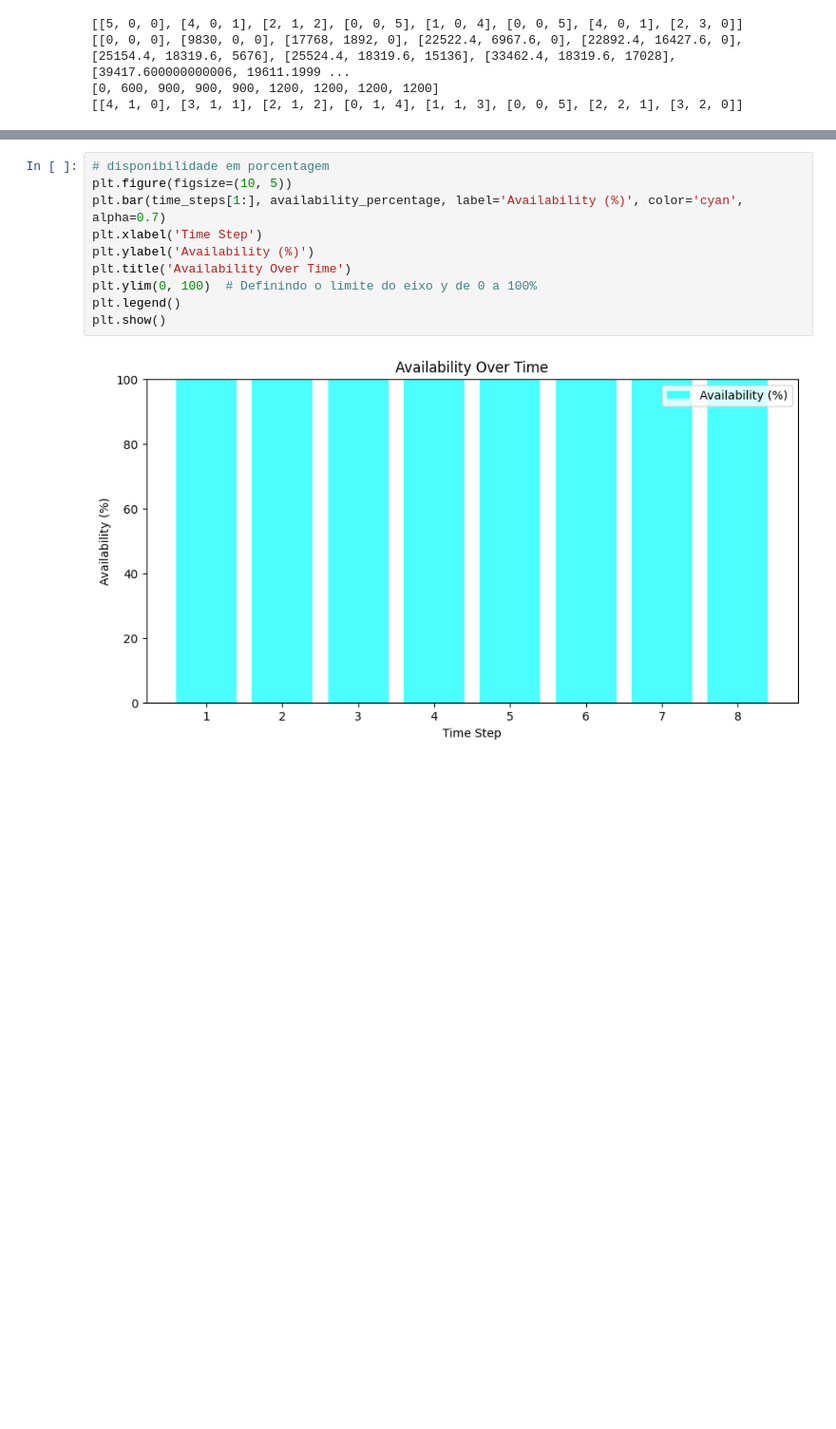
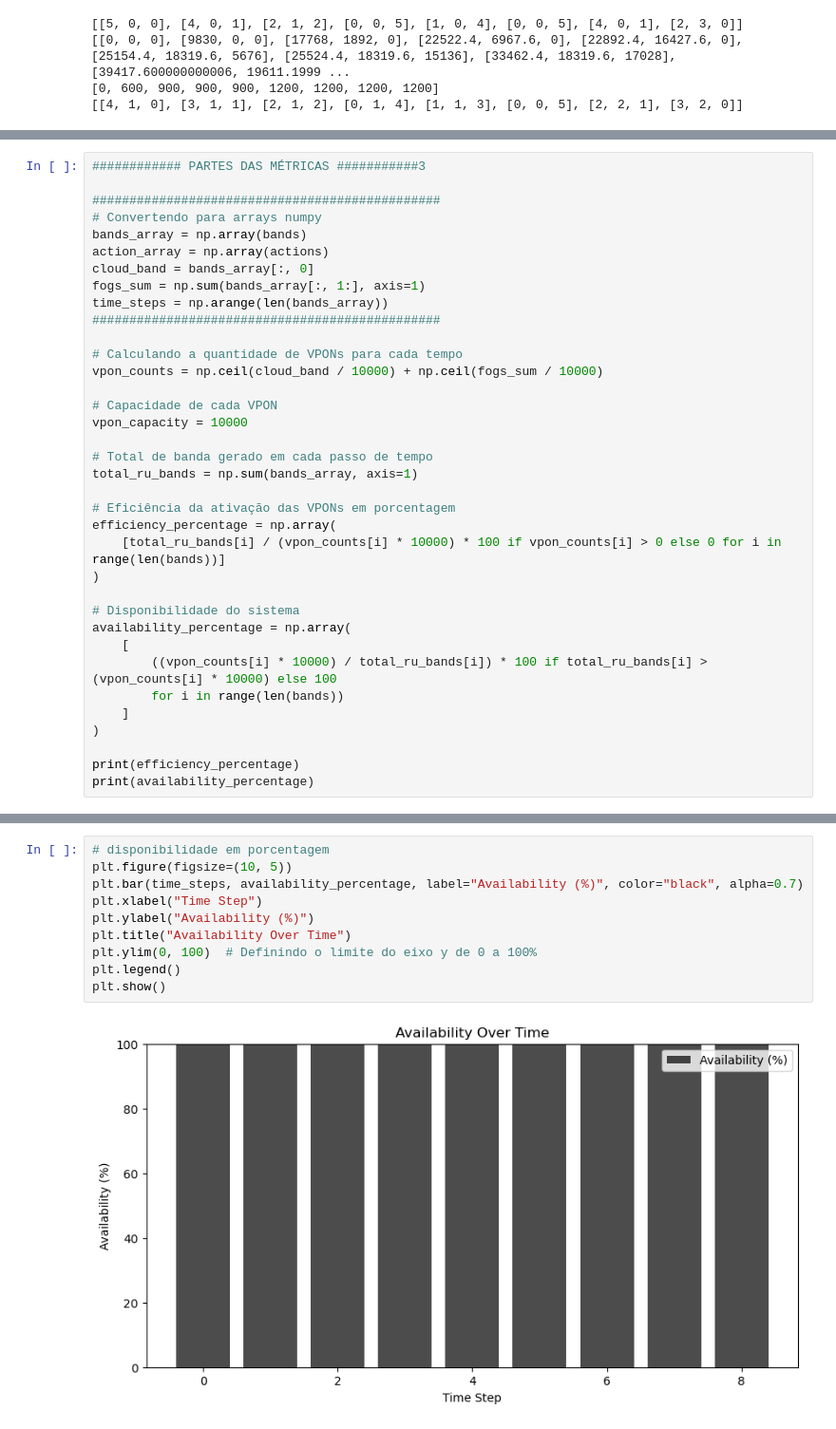
Before and after one commit to meimarcel/dqn-network-slice, a Jupyter notebook: code/Results.ipynb, the cells around one changed output, grey strips where cells are left out. Shown at 95% size. Saved outputs shown, nothing was run; the diff lists cells and outputs as text; blank space fills up the shorter version.

```diff
--- a/code/Results.ipynb
+++ b/code/Results.ipynb
@@ -151,0 +72,36 @@ availability_percentage = availability * 100
+# %%
+############ PARTES DAS MÉTRICAS ###########3
+
+###############################################
+# Convertendo para arrays numpy
+bands_array = np.array(bands)
+action_array = np.array(actions)
+cloud_band = bands_array[:, 0]
+fogs_sum = np.sum(bands_array[:, 1:], axis=1)
+time_steps = np.arange(len(bands_array))
+###############################################
+
+# Calculando a quantidade de VPONs para cada tempo
+vpon_counts = np.ceil(cloud_band / 10000) + np.ceil(fogs_sum / 10000)
+
+# Capacidade de cada VPON
+vpon_capacity = 10000
+
+# Total de banda gerado em cada passo de tempo
+total_ru_bands = np.sum(bands_array, axis=1)
+
+# Eficiência da ativação das VPONs em porcentagem
+efficiency_percentage = np.array(
+    [total_ru_bands[i] / (vpon_counts[i] * 10000) * 100 if vpon_counts[i] > 0 else 0 for i in range(len(bands))]
+)
+
+# Disponibilidade do sistema
+availability_percentage = np.array(
+    [
+        ((vpon_counts[i] * 10000) / total_ru_bands[i]) * 100 if total_ru_bands[i] > (vpon_counts[i] * 10000) else 100
+        for i in range(len(bands))
+    ]
+)
+
+print(efficiency_percentage)
+print(availability_percentage)
@@ -241,14 +199,14 @@ plt.show()
 # %%
 # disponibilidade em porcentagem
 plt.figure(figsize=(10, 5))
-plt.bar(time_steps[1:], availability_percentage, label='Availability (%)', color='cyan', alpha=0.7)
-plt.xlabel('Time Step')
-plt.ylabel('Availability (%)')
-plt.title('Availability Over Time')
+plt.bar(time_steps, availability_percentage, label="Availability (%)", color="black", alpha=0.7)
+plt.xlabel("Time Step")
+plt.ylabel("Availability (%)")
+plt.title("Availability Over Time")
 plt.ylim(0, 100)  # Definindo o limite do eixo y de 0 a 100%
 plt.legend()
 plt.show()
 # %% [output]
-[figure, old version]
+[figure, new version]
 # %%
 # Criando o quadro com subfiguras
```
Also changed, not shown: parts of 13 cells of this notebook.
